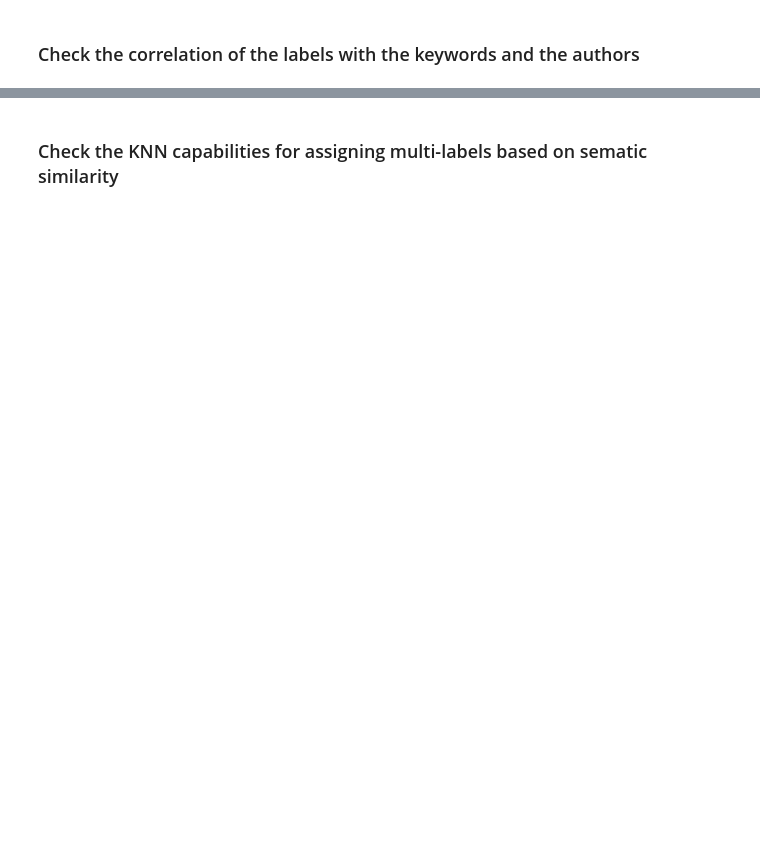
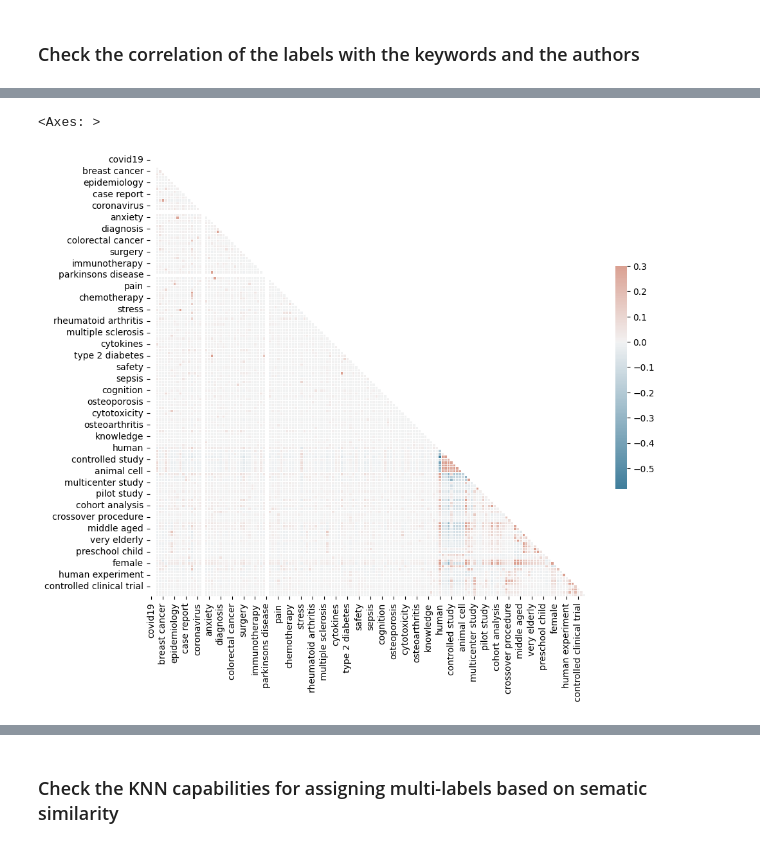
Before and after one commit to rvdb7345/ArticleClassifier, a Jupyter notebook: notebooks/Exploratory Data Analysis.ipynb, the cells around one changed output, grey strips where cells are left out. Saved outputs shown, nothing was run; the diff lists cells and outputs as text; code cells hidden in the pictures; blank space fills up the shorter version.

Commit message:
Added label keyword correlations.

```diff
--- a/notebooks/Exploratory Data Analysis.ipynb
+++ b/notebooks/Exploratory Data Analysis.ipynb
@@ -218,15 +196,16 @@ pairs.most_common(30)
 ### Check the occurrence and co-occurrence of different author assigned keywords
 # %%
 # get the average number of keywords
-keywords_list = \
+keywords_df = \
     data_df['keywords'].\
     dropna().\
     str.replace('[^|\w\s]','', regex=True).\
     str.lower().\
-    str.split('|').\
-    to_numpy()
+    str.split('|')
 
-keywords_list_merged = list(itertools.chain.from_iterable(keywords_list))
+keywords_np = keywords_df.to_numpy()
+
+keywords_list_merged = list(itertools.chain.from_iterable(keywords_np))
 
 print(f'The number of unique keywords: {len(np.unique(keywords_list_merged))}')
 unique, counts = np.unique(keywords_list_merged, return_counts=True)
@@ -271,0 +253,9 @@ Name: indexed-name, dtype: int64
+# %%
+data_df['abstract'] = data_df['abstract'].fillna(data_df['abstract_2'])
+text_df = data_df['abstract'].\
+    dropna().\
+    str.lower().\
+    str.replace('[^|\w\s]','', regex=True).\
+    apply(lambda x: remove_stopwords(x))
+
+text_df
@@ -272,2 +275,9 @@ Name: indexed-name, dtype: int64
 # %% [markdown]
 ### Check the correlation of the labels with the keywords and the authors
+# %%
+most_common_keywords = sorted(list(zip(unique, counts)), key=lambda x: x[1], reverse=True)
+most_common_keywords = [keyword[0] for keyword in most_common_keywords[:100]]
+onehot_keyword_df = pd.DataFrame(columns=most_common_keywords, index=data_df.index)
+
+for column in onehot_keyword_df.columns:
+    onehot_keyword_df[column] = data_df['keywords'].str.contains(column)
@@ -273,0 +302,11 @@ Name: indexed-name, dtype: int64
+# %%
+keywords_labels = pd.concat([onehot_keyword_df.reset_index(drop=True),
+                             label_columns.reset_index(drop=True)], axis=1)
+keywords_labels.fillna(0, inplace=True)
+keywords_labels = keywords_labels.replace({True: 1, False: 0})
+# %%
+# inspect correlation between labels
+keywords_labels_corr = keywords_labels.corr(numeric_only=True)
+# %% [output]
+<Axes: >
+[figure, added]
```
Also changed, not shown: parts of 8 cells of this notebook.
